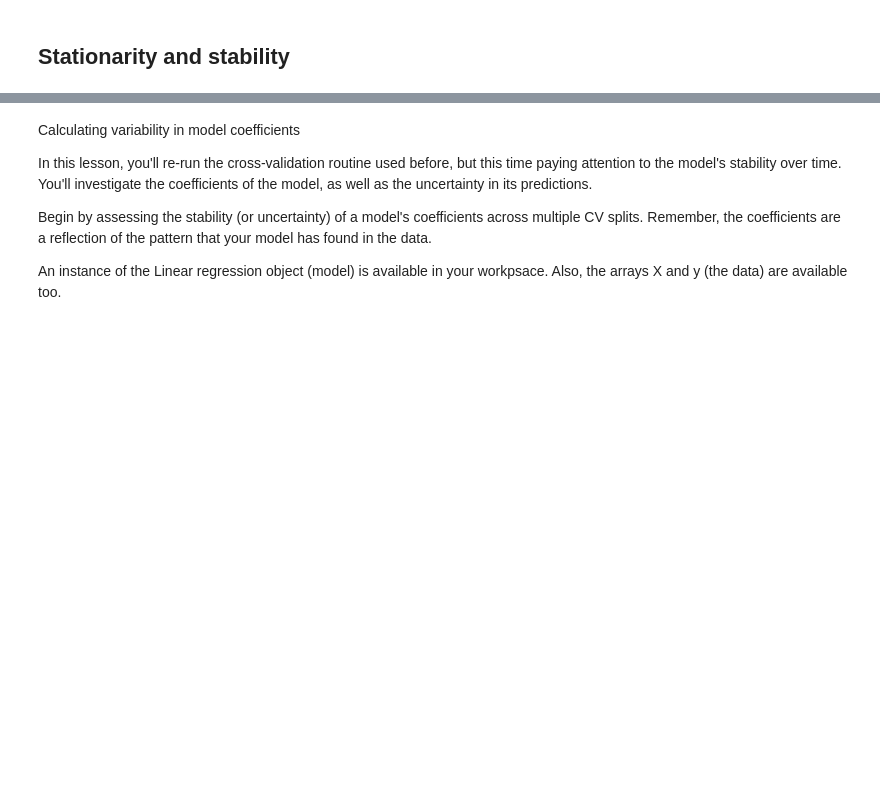
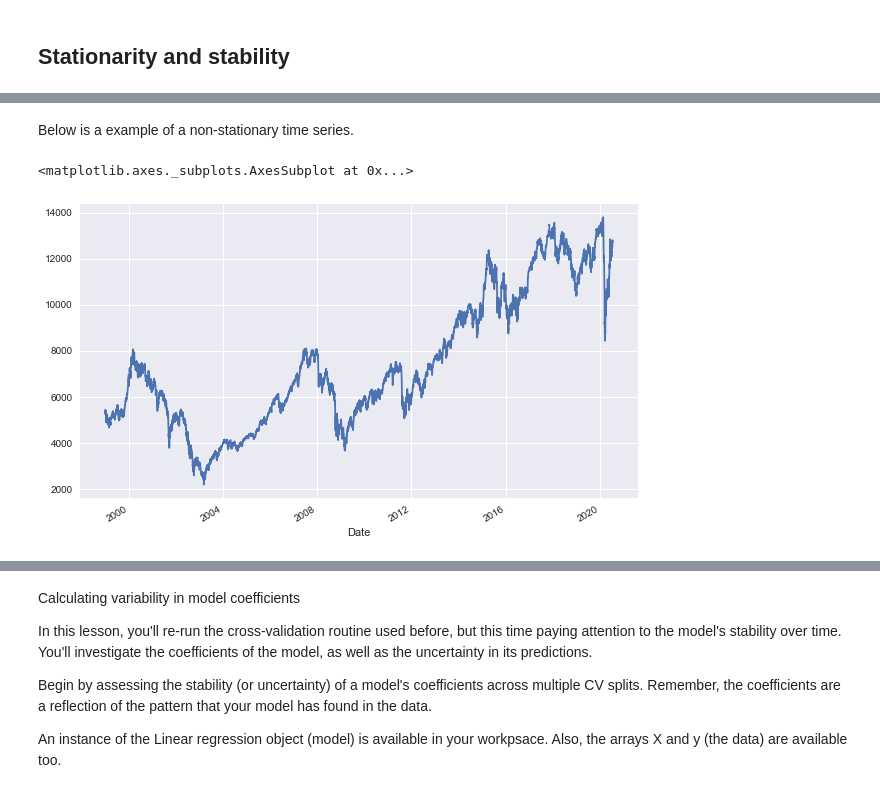
Before and after one commit to kaymal/ML-advanced, a Jupyter notebook: Time Series - ML.ipynb, the cells around one changed output, grey strips where cells are left out. Saved outputs shown, nothing was run; the diff lists cells and outputs as text; code cells hidden in the pictures; blank space fills up the shorter version.

```diff
--- a/Time Series - ML.ipynb
+++ b/Time Series - ML.ipynb
@@ -766 +771,8 @@ Cross validation to quantify parameter stability
+# %% [markdown]
+Below is a example of a non-stationary time series.
+# %%
+dax.Close.plot()
+# %% [output]
+<matplotlib.axes._subplots.AxesSubplot at 0x...>
+[figure, added]
 # %% [markdown]
```
Also changed, not shown: parts of 17 cells of this notebook.
